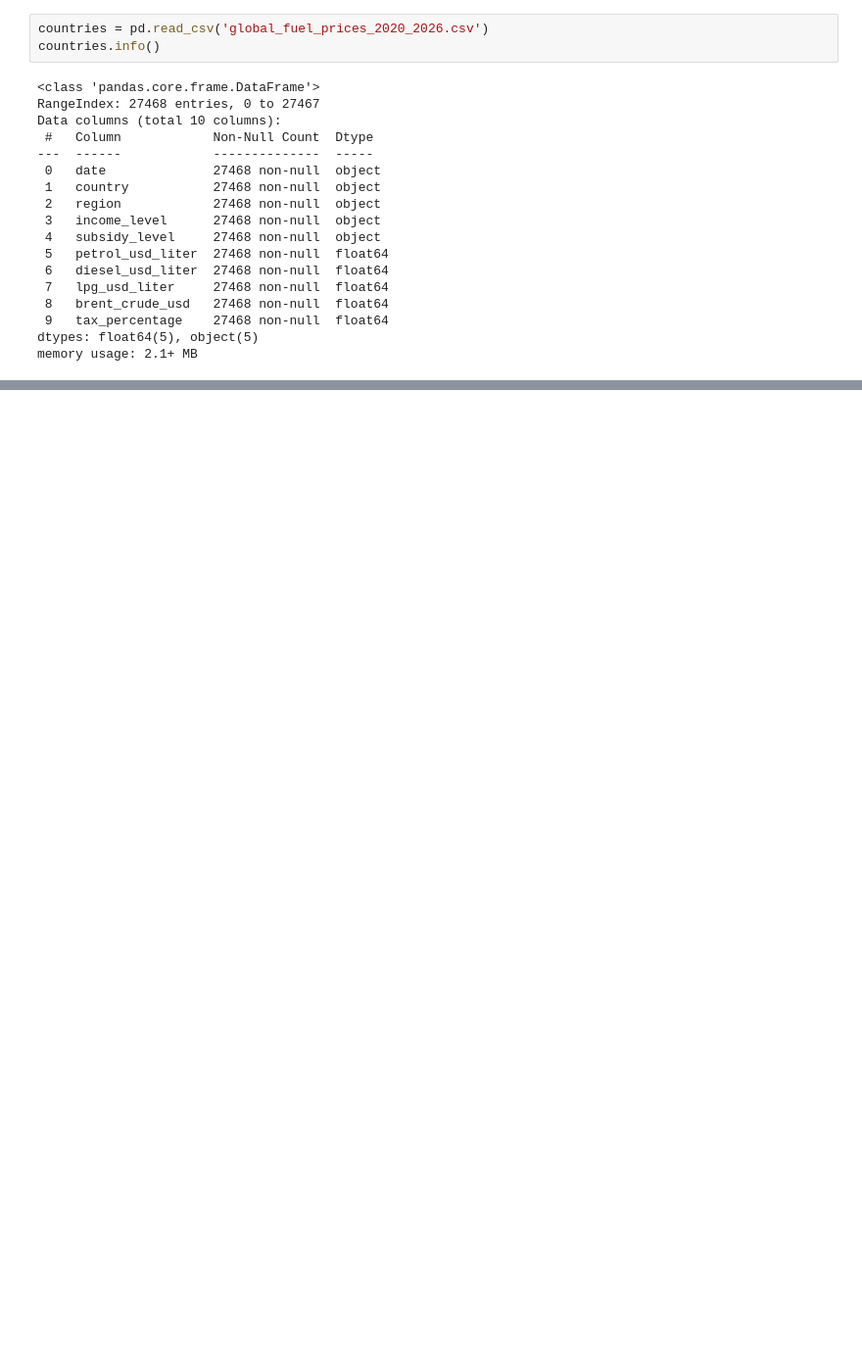
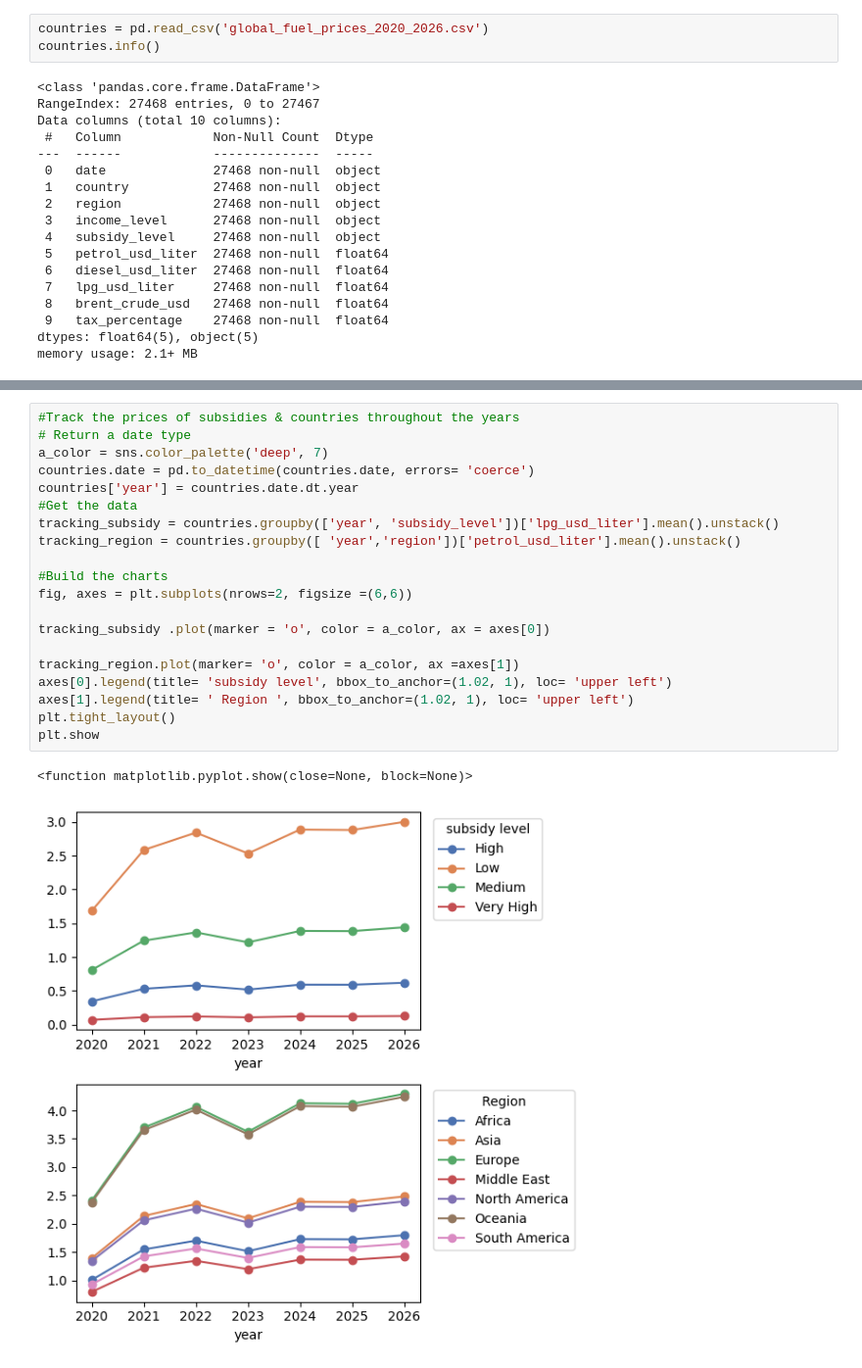
Before and after one commit to fa7hmed12121-eng/analyzing-fuel-prices, a Jupyter notebook: dates_figure.ipynb, the cells around one changed output, grey strips where cells are left out. Shown at 98% size. Saved outputs shown, nothing was run; the diff lists cells and outputs as text; blank space fills up the shorter version.

```diff
--- a/dates_figure.ipynb
+++ b/dates_figure.ipynb
@@ -41,0 +191,23 @@ Region['North America' 'South America' 'Europe' 'Asia' 'Oceania' 'Middle East'
+# %%
+#Track the prices of subsidies & countries throughout the years
+# Return a date type
+a_color = sns.color_palette('deep', 7)
+countries.date = pd.to_datetime(countries.date, errors= 'coerce')
+countries['year'] = countries.date.dt.year
+#Get the data
+tracking_subsidy = countries.groupby(['year', 'subsidy_level'])['lpg_usd_liter'].mean().unstack()
+tracking_region = countries.groupby([ 'year','region'])['petrol_usd_liter'].mean().unstack()
+
+#Build the charts
+fig, axes = plt.subplots(nrows=2, figsize =(6,6))
+
+tracking_subsidy .plot(marker = 'o', color = a_color, ax = axes[0])
+
+tracking_region.plot(marker= 'o', color = a_color, ax =axes[1])
+axes[0].legend(title= 'subsidy level', bbox_to_anchor=(1.02, 1), loc= 'upper left')
+axes[1].legend(title= ' Region ', bbox_to_anchor=(1.02, 1), loc= 'upper left')
+plt.tight_layout()
+plt.show
+# %% [output]
+<function matplotlib.pyplot.show(close=None, block=None)>
+[figure, added]
```
Also changed, not shown: parts of 10 cells of this notebook, 1 other file.
